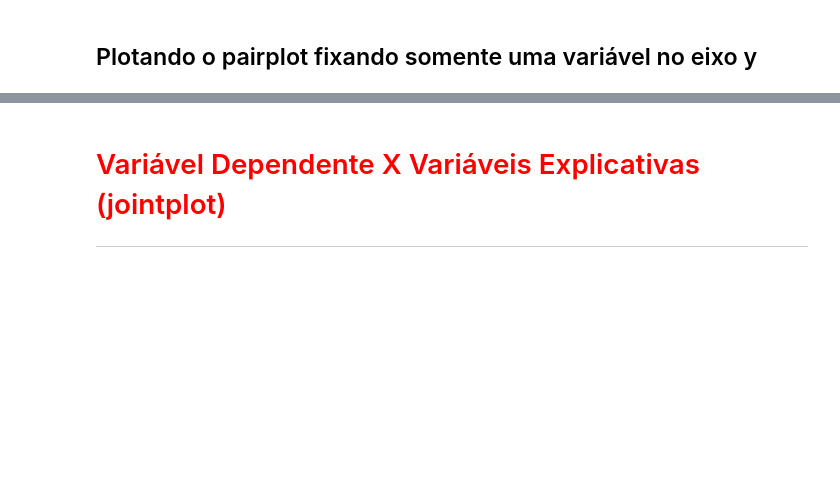
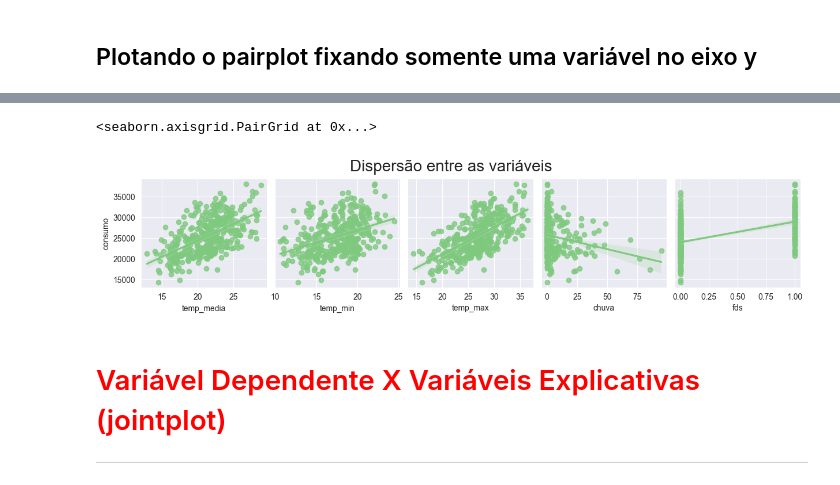
Before and after one commit to naimeaiub/Analise-Estatistica-IBGE, a Jupyter notebook: 6. Regressão linear - testando relações e prevendo resultados/Projeto/Regressão Linear.ipynb, the cells around one changed output, grey strips where cells are left out. Cells and saved outputs as stored; diff of their text form; code cells hidden in the pictures; blank space fills up the shorter version.

```diff
--- a/6. Regressão linear - testando relações e prevendo resultados/Projeto/Regressão Linear.ipynb
+++ b/6. Regressão linear - testando relações e prevendo resultados/Projeto/Regressão Linear.ipynb
@@ -238,3 +246,10 @@ https://seaborn.pydata.org/generated/seaborn.pairplot.html?highlight=pairplot#se
+# %%
+ax = sns.pairplot(dados, y_vars='consumo', x_vars=['temp_media', 'temp_min', 'temp_max', 'chuva', 'fds'], kind='reg')
+ax.figure.suptitle('Dispersão entre as variáveis', fontsize=20, y=1.1)
+ax
+# %% [output]
+<seaborn.axisgrid.PairGrid at 0x...>
+[figure, added]
 # %% [markdown]
 # <font color='red' style='font-size: 30px;'>Variável Dependente X Variáveis Explicativas (jointplot)</font>
 <hr style='border: 2px solid red;'>
```
Also changed, not shown: parts of 34 cells of this notebook.
